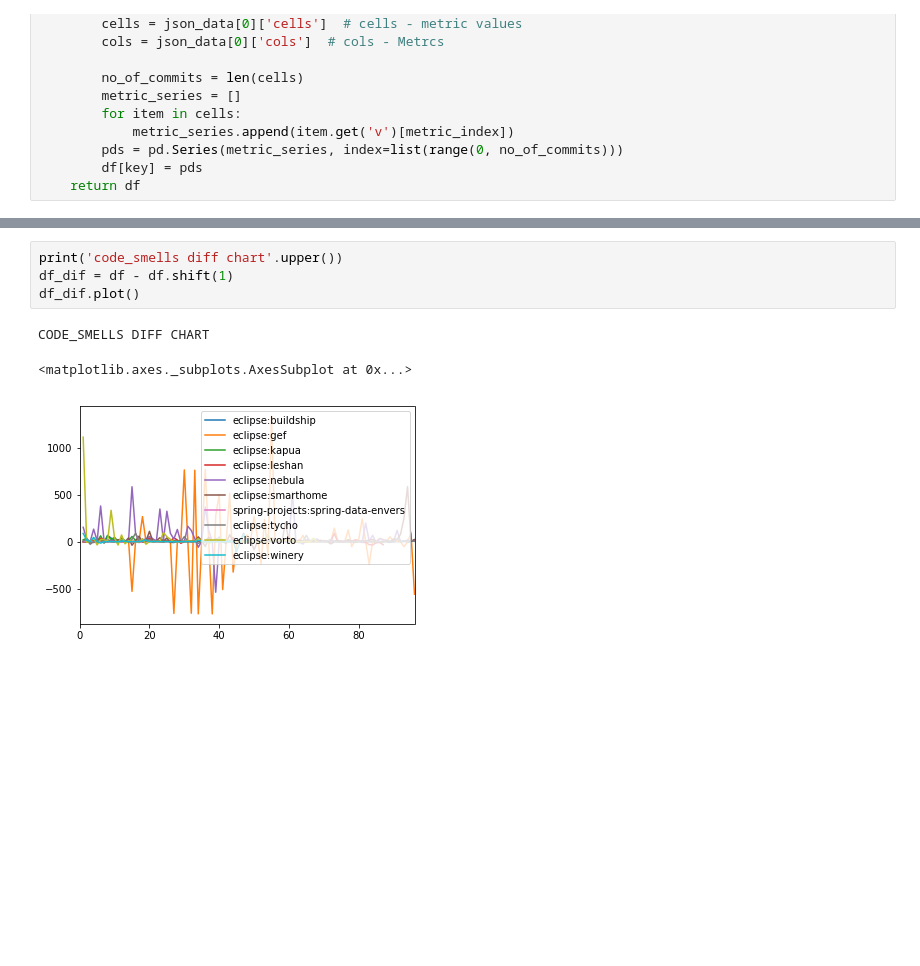
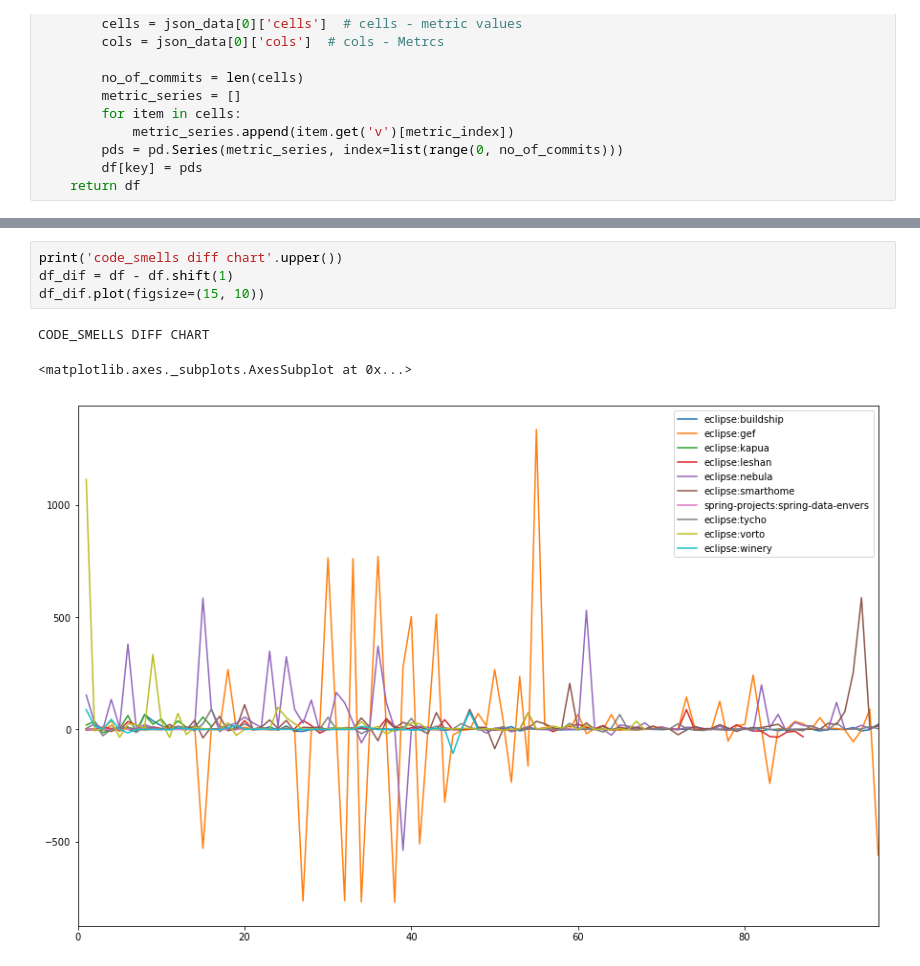
Before and after one commit to digeo/SonarQubeTSAnalysis, a Jupyter notebook: TS-SonarQubeMP.ipynb, the cells around one changed output, grey strips where cells are left out. Saved outputs shown, nothing was run; the diff lists cells and outputs as text; blank space fills up the shorter version.

```diff
--- a/TS-SonarQubeMP.ipynb
+++ b/TS-SonarQubeMP.ipynb
@@ -52,11 +52,11 @@ CODE_SMELLS CHART
 # %%
 print('code_smells diff chart'.upper())
 df_dif = df - df.shift(1)
-df_dif.plot()
+df_dif.plot(figsize=(15, 10))
 # %% [output]
 CODE_SMELLS DIFF CHART
 <matplotlib.axes._subplots.AxesSubplot at 0x...>
-[figure, old version]
+[figure, new version]
 # %%
 print('bugs chart'.upper())
 df = get_metrics_for_all_the_projects(1)
```
Also changed, not shown: parts of 9 cells of this notebook.
